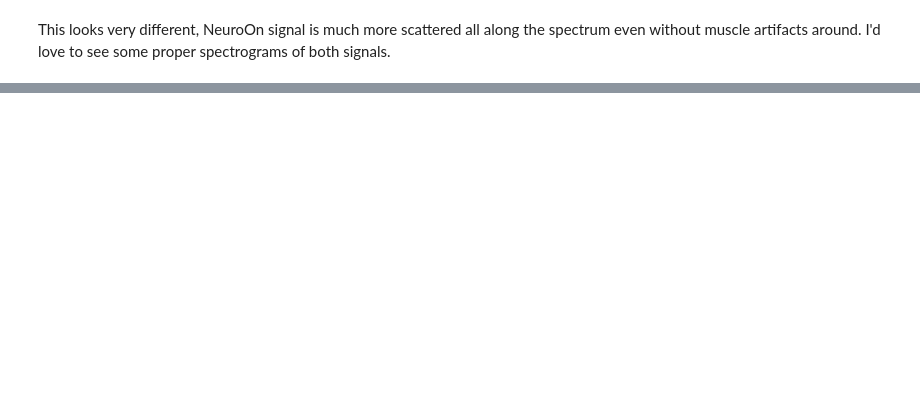
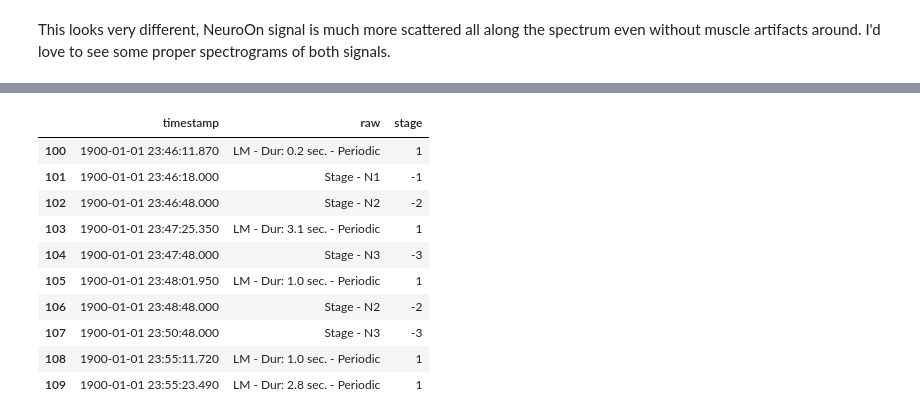
Before and after one commit to pawelngei/neuroon-notebook, a Jupyter notebook: NeuroOn.ipynb, the cells around one changed output, grey strips where cells are left out. Drawn from its saved outputs; the diff is of its cells as text; code cells hidden in the pictures; blank space fills up the shorter version.

```diff
--- a/NeuroOn.ipynb
+++ b/NeuroOn.ipynb
@@ -303,0 +353,23 @@ neuroon_stages['timestamp'] = pd.to_datetime(neuroon_stages['timestamp'], unit='
+# %%
+def clear_psg_stages(stage_desc):
+    return {
+        'Stage - W': 0,
+        'Stage - N1': -1,
+        'Stage - N2': -2,
+        'Stage - N3': -3,
+    }.get(stage_desc, 1)
+
+psg_stages['stage'] = psg_stages['raw'].apply(clear_psg_stages)
+psg_stages[100:110]
+# %% [output]
+|  | timestamp | raw | stage |
+| 100 | 1900-01-01 23:46:11.870 | LM - Dur: 0.2 sec. - Periodic | 1 |
+| 101 | 1900-01-01 23:46:18.000 | Stage - N1 | -1 |
+| 102 | 1900-01-01 23:46:48.000 | Stage - N2 | -2 |
+| 103 | 1900-01-01 23:47:25.350 | LM - Dur: 3.1 sec. - Periodic | 1 |
+| 104 | 1900-01-01 23:47:48.000 | Stage - N3 | -3 |
+| 105 | 1900-01-01 23:48:01.950 | LM - Dur: 1.0 sec. - Periodic | 1 |
+| 106 | 1900-01-01 23:48:48.000 | Stage - N2 | -2 |
+| 107 | 1900-01-01 23:50:48.000 | Stage - N3 | -3 |
+| 108 | 1900-01-01 23:55:11.720 | LM - Dur: 1.0 sec. - Periodic | 1 |
+| 109 | 1900-01-01 23:55:23.490 | LM - Dur: 2.8 sec. - Periodic | 1 |
```
Also changed, not shown: parts of 8 cells of this notebook.
